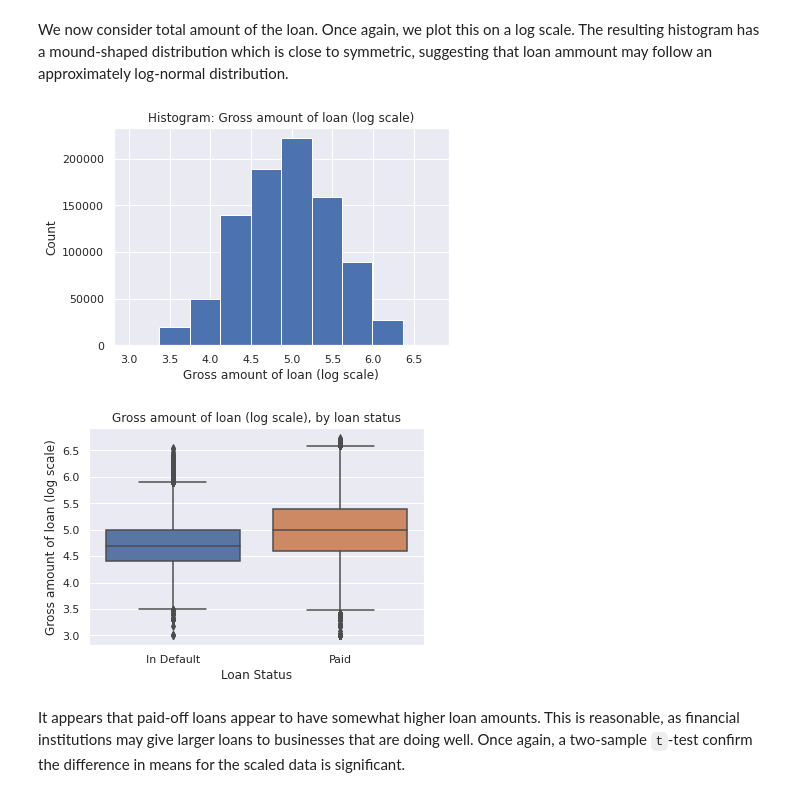
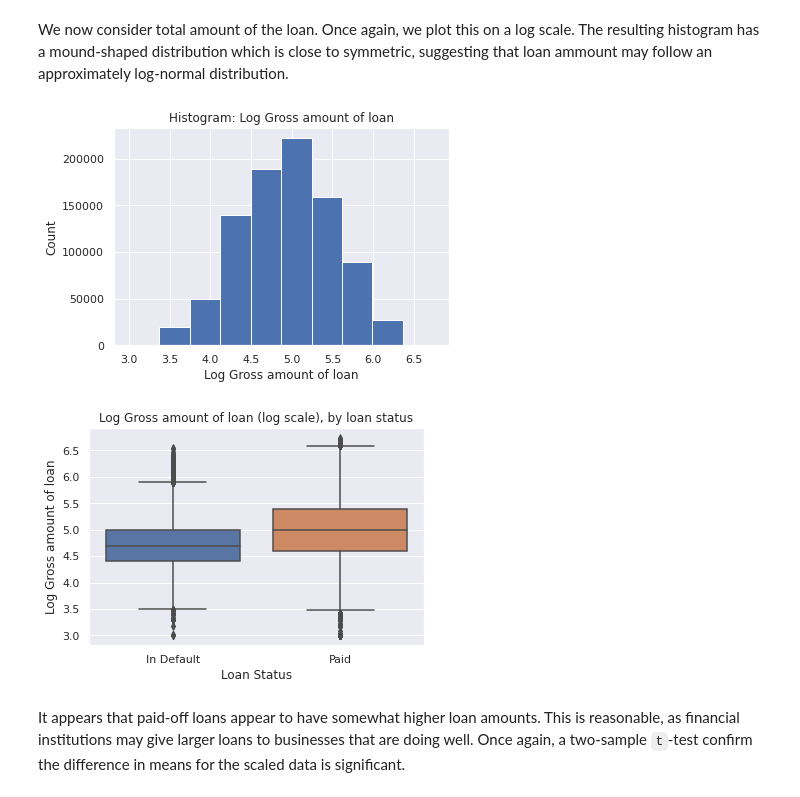
Before and after one commit to rkarpman/SpringboardCapstone2, a Jupyter notebook: Notebooks/4-capstone-EDA.ipynb, the cells around one changed output. Cells and saved outputs as stored; diff of their text form; code cells hidden in the pictures.

```diff
--- a/Notebooks/4-capstone-EDA.ipynb
+++ b/Notebooks/4-capstone-EDA.ipynb
@@ -380,26 +378,26 @@ We now consider total amount of the loan. Once again, we plot this on a log scal
 # %%
 ## We take the base-10 logarithm of gross amount approved.
 ## to make sure the logarithm is defined.
 df_Gr = df.loc[:, ['MIS_Status', 'GrAppv']]
 df_Gr['log_gr'] = np.log10(df_Gr['GrAppv'])
 
 ## A histogram show that the resulting distribution is nearly symmetric.
 plt.hist(df_Gr['log_gr'])
 plt.ylabel("Count")
-plt.xlabel("Gross amount of loan (log scale)")
-plt.title("Histogram: Gross amount of loan (log scale)")
+plt.xlabel("Log Gross amount of loan")
+plt.title("Histogram: Log Gross amount of loan")
 plt.show()
 # %% [output]
-[figure, old version]
+[figure, new version]
 # %%
 _ = sns.boxplot(x='MIS_Status', y='log_gr', data=df_Gr)
 _.set(xlabel='Loan Status')
 plt.xticks([0,1], ['In Default', 'Paid'])
-plt.ylabel('Gross amount of loan (log scale)')
-plt.title('Gross amount of loan (log scale), by loan status')
+plt.ylabel('Log Gross amount of loan')
+plt.title('Log Gross amount of loan (log scale), by loan status')
 plt.show()
 # %% [output]
-[figure, old version]
+[figure, new version]
 # %% [markdown]
 It appears that paid-off loans appear to have somewhat higher loan amounts. This is reasonable, as financial institutions may give larger loans to businesses that are doing well. Once again, a two-sample `t`-test confirm the difference in means for the scaled data is significant.
 # %%
```
Also changed, not shown: parts of 18 cells of this notebook, 1 other file.
